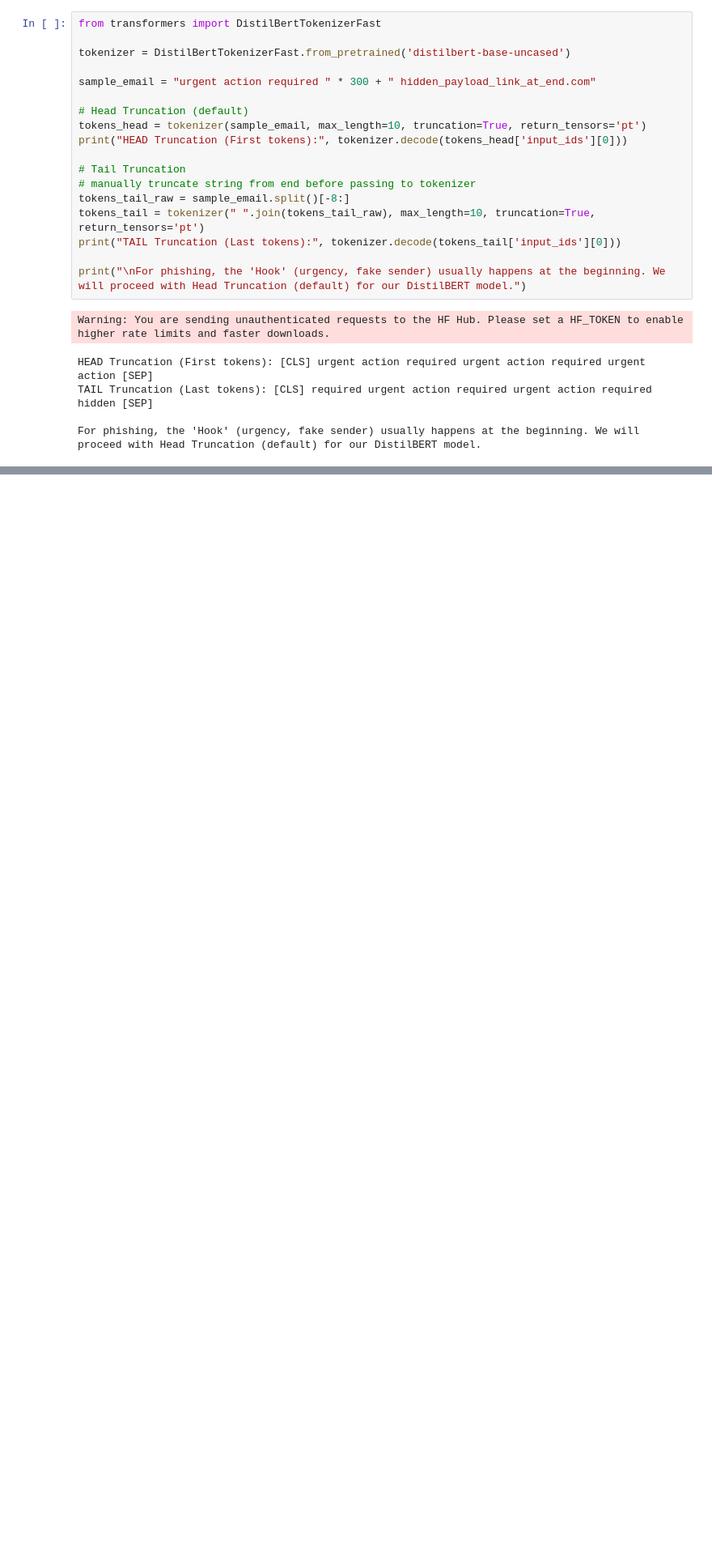
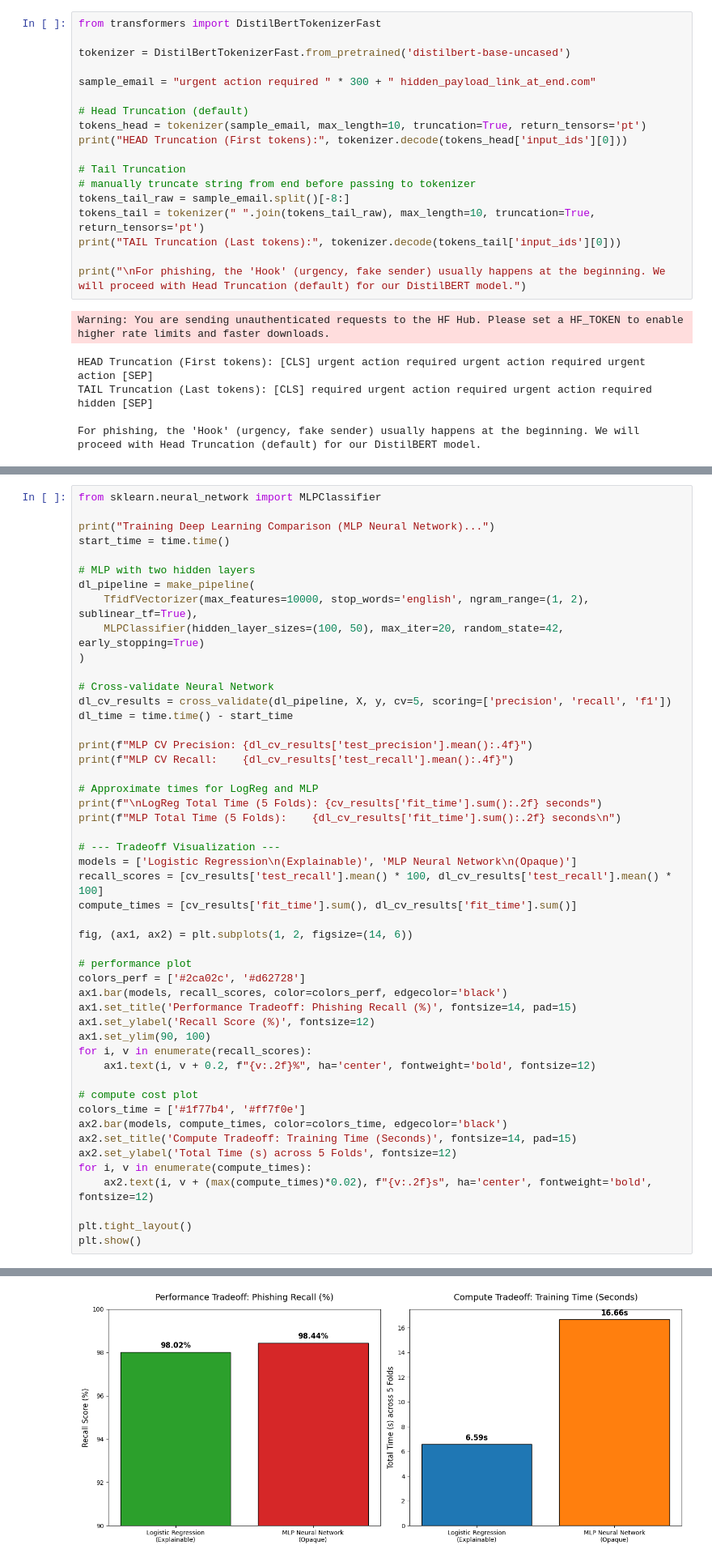
Before and after one commit to mourya-vipin/phishing-detection-ADA-final-project, a Jupyter notebook: phishing-detection-week7/week7_model_comparison.ipynb, the cells around one changed output, grey strips where cells are left out. Shown at 81% size. Cells and saved outputs as stored; diff of their text form; blank space fills up the shorter version.

Commit message:
Final Submission: Tradeoff Analysis and requirements file

```diff
--- a/phishing-detection-week7/week7_model_comparison.ipynb
+++ b/phishing-detection-week7/week7_model_comparison.ipynb
@@ -204,0 +163,50 @@ Explaining prediction for Email Index 42 (True Label: 0)
+# %%
+from sklearn.neural_network import MLPClassifier
+
+print("Training Deep Learning Comparison (MLP Neural Network)...")
+start_time = time.time()
+
+# MLP with two hidden layers
+dl_pipeline = make_pipeline(
+    TfidfVectorizer(max_features=10000, stop_words='english', ngram_range=(1, 2), sublinear_tf=True),
+    MLPClassifier(hidden_layer_sizes=(100, 50), max_iter=20, random_state=42, early_stopping=True)
+)
+
+# Cross-validate Neural Network
+dl_cv_results = cross_validate(dl_pipeline, X, y, cv=5, scoring=['precision', 'recall', 'f1'])
+dl_time = time.time() - start_time
+
+print(f"MLP CV Precision: {dl_cv_results['test_precision'].mean():.4f}")
+print(f"MLP CV Recall:    {dl_cv_results['test_recall'].mean():.4f}")
+
+# Approximate times for LogReg and MLP
+print(f"\nLogReg Total Time (5 Folds): {cv_results['fit_time'].sum():.2f} seconds")
+print(f"MLP Total Time (5 Folds):    {dl_cv_results['fit_time'].sum():.2f} seconds\n")
+
+# --- Tradeoff Visualization ---
+models = ['Logistic Regression\n(Explainable)', 'MLP Neural Network\n(Opaque)']
+recall_scores = [cv_results['test_recall'].mean() * 100, dl_cv_results['test_recall'].mean() * 100]
+compute_times = [cv_results['fit_time'].sum(), dl_cv_results['fit_time'].sum()]
+
+fig, (ax1, ax2) = plt.subplots(1, 2, figsize=(14, 6))
+
+# performance plot
+colors_perf = ['#2ca02c', '#d62728']
+ax1.bar(models, recall_scores, color=colors_perf, edgecolor='black')
+ax1.set_title('Performance Tradeoff: Phishing Recall (%)', fontsize=14, pad=15)
+ax1.set_ylabel('Recall Score (%)', fontsize=12)
+ax1.set_ylim(90, 100)
+for i, v in enumerate(recall_scores):
+    ax1.text(i, v + 0.2, f"{v:.2f}%", ha='center', fontweight='bold', fontsize=12)
+
+# compute cost plot
+colors_time = ['#1f77b4', '#ff7f0e']
+ax2.bar(models, compute_times, color=colors_time, edgecolor='black')
+ax2.set_title('Compute Tradeoff: Training Time (Seconds)', fontsize=14, pad=15)
+ax2.set_ylabel('Total Time (s) across 5 Folds', fontsize=12)
+for i, v in enumerate(compute_times):
+    ax2.text(i, v + (max(compute_times)*0.02), f"{v:.2f}s", ha='center', fontweight='bold', fontsize=12)
+
+plt.tight_layout()
+plt.show()
+# %% [output]
@@ -204,0 +219 @@ Explaining prediction for Email Index 42 (True Label: 0)
+[figure, added]
```
Also changed, not shown: parts of 7 cells of this notebook, 1 other file.
